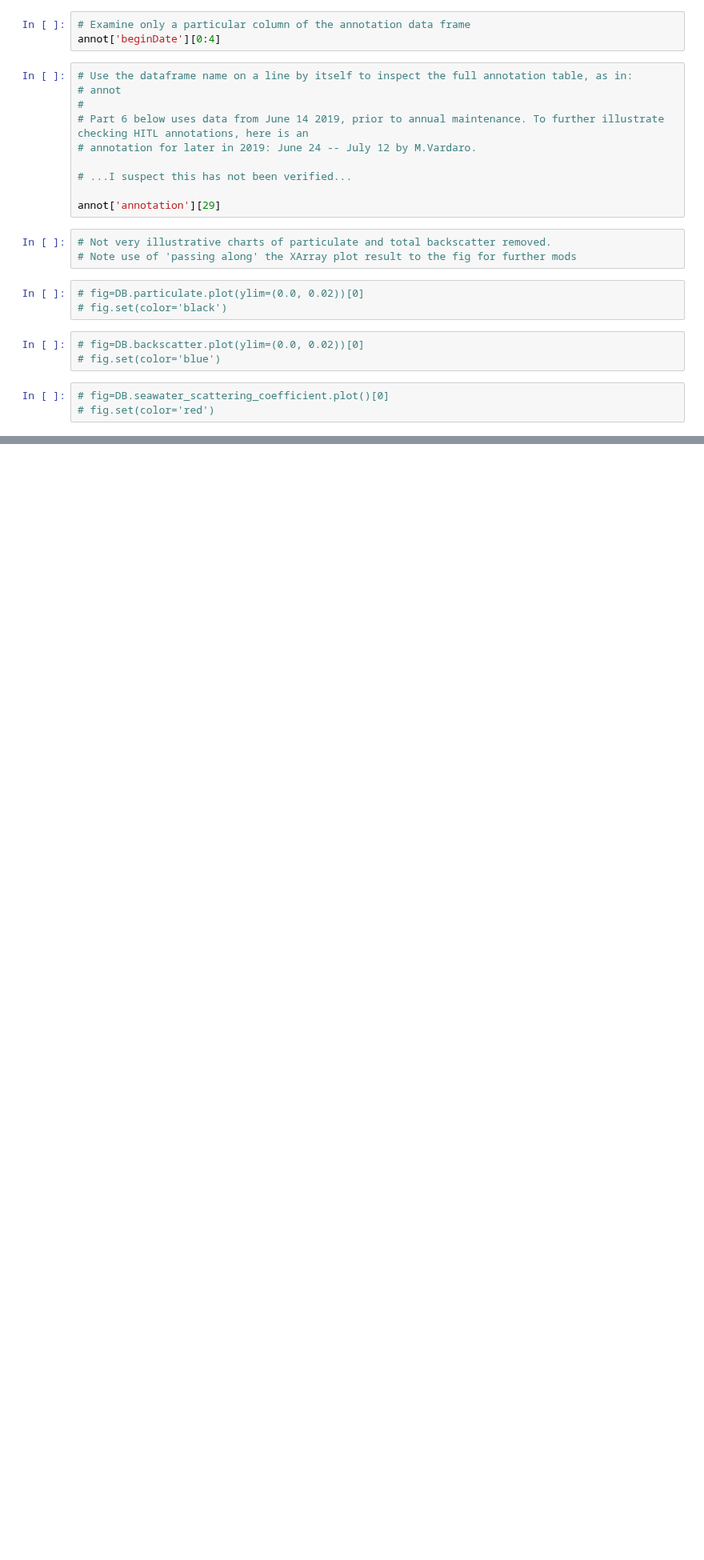
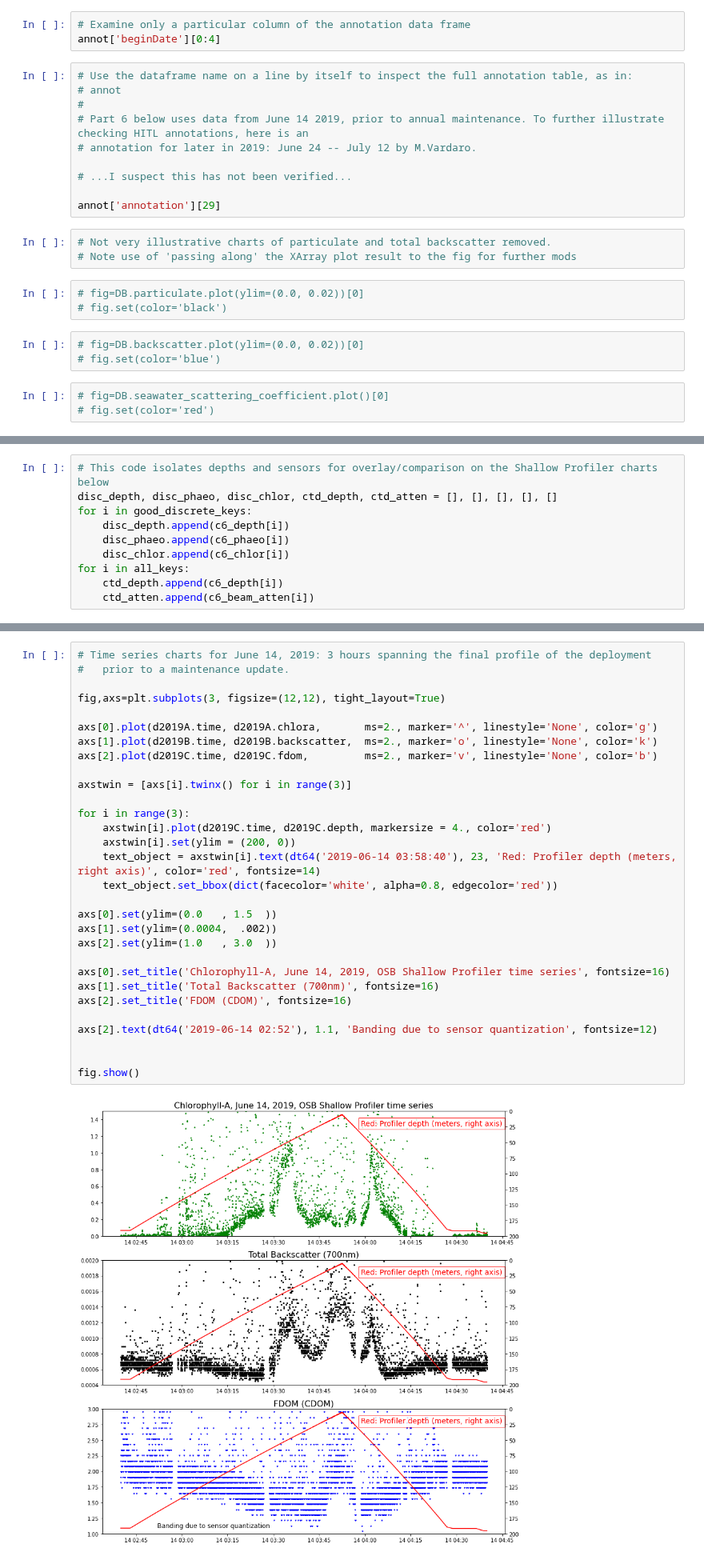
Before and after one commit to robfatland/ocean, a Jupyter notebook: NotesOnDQGN.ipynb, the cells around one changed output, grey strips where cells are left out. Shown at 80% size. Saved outputs shown, nothing was run; the diff lists cells and outputs as text; blank space fills up the shorter version.

```diff
--- a/NotesOnDQGN.ipynb
+++ b/NotesOnDQGN.ipynb
@@ -41,0 +221,10 @@ annot['annotation'][29]
+# %%
+# This code isolates depths and sensors for overlay/comparison on the Shallow Profiler charts below
+disc_depth, disc_phaeo, disc_chlor, ctd_depth, ctd_atten = [], [], [], [], []
+for i in good_discrete_keys:
+    disc_depth.append(c6_depth[i])
+    disc_phaeo.append(c6_phaeo[i])
+    disc_chlor.append(c6_chlor[i])
+for i in all_keys:
+    ctd_depth.append(c6_depth[i])
+    ctd_atten.append(c6_beam_atten[i])
@@ -41,0 +280,32 @@ annot['annotation'][29]
+# %%
+# Time series charts for June 14, 2019: 3 hours spanning the final profile of the deployment
+#   prior to a maintenance update.
+
+fig,axs=plt.subplots(3, figsize=(12,12), tight_layout=True)
+
+axs[0].plot(d2019A.time, d2019A.chlora,       ms=2., marker='^', linestyle='None', color='g')
+axs[1].plot(d2019B.time, d2019B.backscatter,  ms=2., marker='o', linestyle='None', color='k')
+axs[2].plot(d2019C.time, d2019C.fdom,         ms=2., marker='v', linestyle='None', color='b')
+
+axstwin = [axs[i].twinx() for i in range(3)]
+
+for i in range(3):
+    axstwin[i].plot(d2019C.time, d2019C.depth, markersize = 4., color='red')
+    axstwin[i].set(ylim = (200, 0))
+    text_object = axstwin[i].text(dt64('2019-06-14 03:58:40'), 23, 'Red: Profiler depth (meters, right axis)', color='red', fontsize=14)
+    text_object.set_bbox(dict(facecolor='white', alpha=0.8, edgecolor='red'))
+
+axs[0].set(ylim=(0.0   , 1.5  ))
+axs[1].set(ylim=(0.0004,  .002))
+axs[2].set(ylim=(1.0   , 3.0  ))
+
+axs[0].set_title('Chlorophyll-A, June 14, 2019, OSB Shallow Profiler time series', fontsize=16)
+axs[1].set_title('Total Backscatter (700nm)', fontsize=16)
+axs[2].set_title('FDOM (CDOM)', fontsize=16)
+
+axs[2].text(dt64('2019-06-14 02:52'), 1.1, 'Banding due to sensor quantization', fontsize=12)
+
+
+fig.show()
+# %% [output]
+[figure, added]
```
Also changed, not shown: parts of 15 cells of this notebook.
